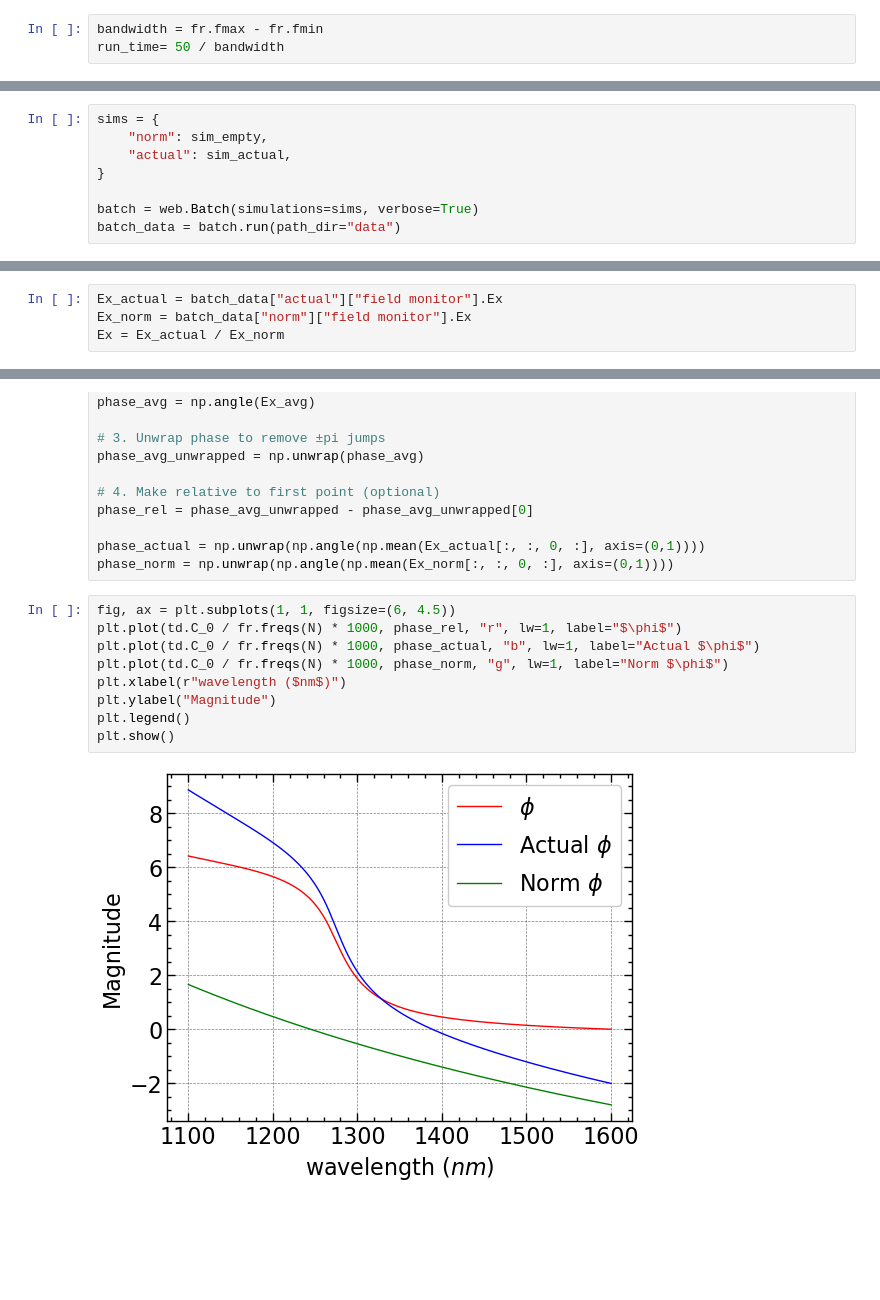
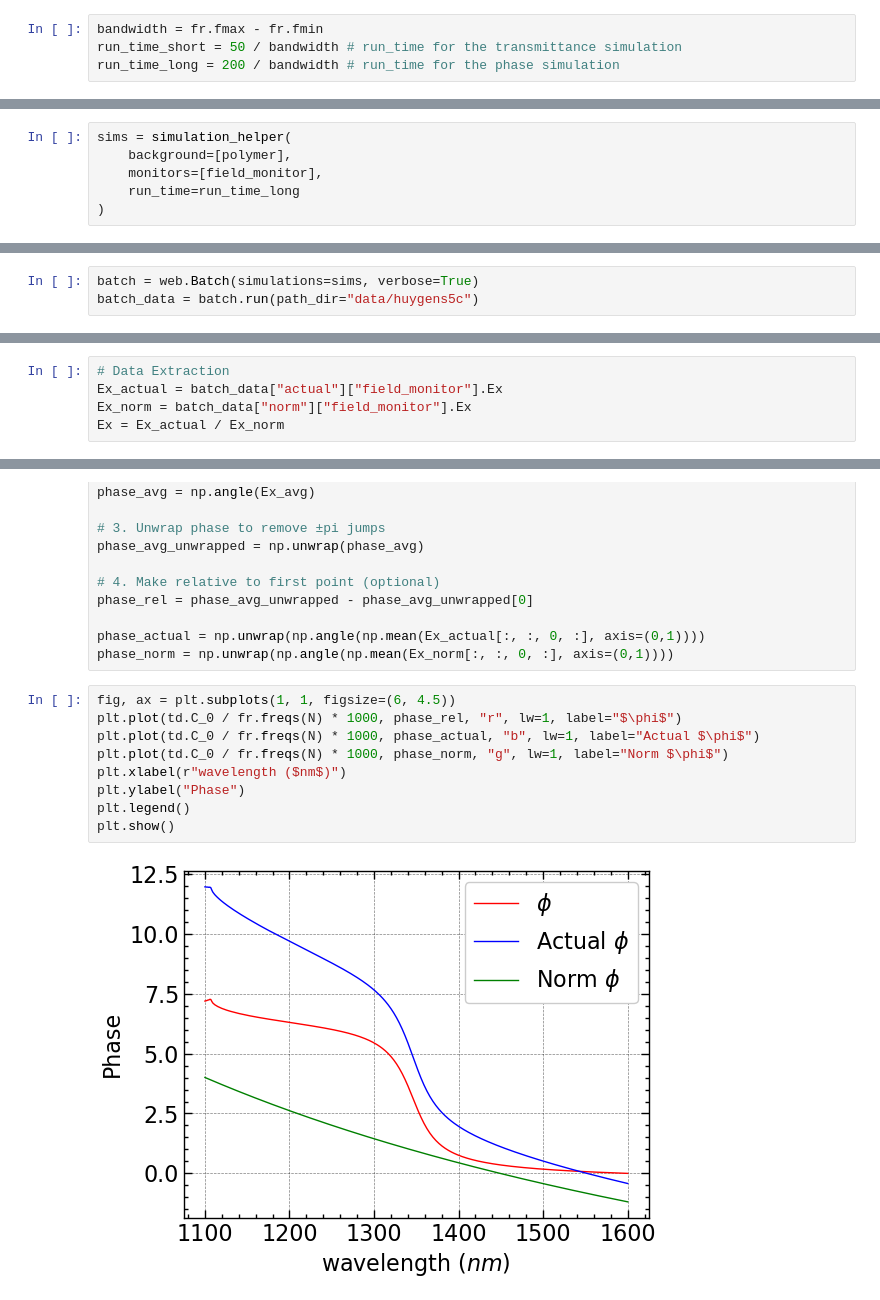
Before and after one commit to yankunm/NLO, a Jupyter notebook: huygens.ipynb, the cells around one changed output, grey strips where cells are left out. Drawn from its saved outputs; the diff is of its cells as text; blank space fills up the shorter version.

Commit message:
huygens

```diff
--- a/huygens.ipynb
+++ b/huygens.ipynb
@@ -111,6 +178,7 @@ field_monitor = td.FieldMonitor(
 ## 6 Run Time
 # %%
 bandwidth = fr.fmax - fr.fmin
-run_time= 50 / bandwidth
+run_time_short = 50 / bandwidth # run_time for the transmittance simulation
+run_time_long = 200 / bandwidth # run_time for the phase simulation
 # %% [markdown]
 ## 7 Boundary Conditions
@@ -161,0 +307,6 @@ plt.savefig('huygens_structure.png', dpi=300)
+# %%
+sims = simulation_helper(
+    background=[polymer],
+    monitors=[field_monitor],
+    run_time=run_time_long
+)
@@ -162,11 +315,6 @@ plt.savefig('huygens_structure.png', dpi=300)
 # %%
-sims = {
-    "norm": sim_empty,
-    "actual": sim_actual,
-}
-
 batch = web.Batch(simulations=sims, verbose=True)
-batch_data = batch.run(path_dir="data")
+batch_data = batch.run(path_dir="data/huygens5c")
 # %% [output]
 [interactive output not drawn]
 [interactive output not drawn]
@@ -204,6 +332,7 @@ plt.show()
 # %%
-Ex_actual = batch_data["actual"]["field monitor"].Ex
-Ex_norm = batch_data["norm"]["field monitor"].Ex
+# Data Extraction
+Ex_actual = batch_data["actual"]["field_monitor"].Ex
+Ex_norm = batch_data["norm"]["field_monitor"].Ex
 Ex = Ex_actual / Ex_norm
 # %%
 # 1. Compute average over the xy-plane
@@ -223,11 +352,11 @@ phase_norm = np.unwrap(np.angle(np.mean(Ex_norm[:, :, 0, :], axis=(0,1))))
 # %%
 fig, ax = plt.subplots(1, 1, figsize=(6, 4.5))
 plt.plot(td.C_0 / fr.freqs(N) * 1000, phase_rel, "r", lw=1, label="$\phi$")
 plt.plot(td.C_0 / fr.freqs(N) * 1000, phase_actual, "b", lw=1, label="Actual $\phi$")
 plt.plot(td.C_0 / fr.freqs(N) * 1000, phase_norm, "g", lw=1, label="Norm $\phi$")
 plt.xlabel(r"wavelength ($nm$)")
-plt.ylabel("Magnitude")
+plt.ylabel("Phase")
 plt.legend()
 plt.show()
 # %% [output]
-[figure, old version]
+[figure, new version]
```
Also changed, not shown: parts of 57 cells of this notebook, 47 other files.
